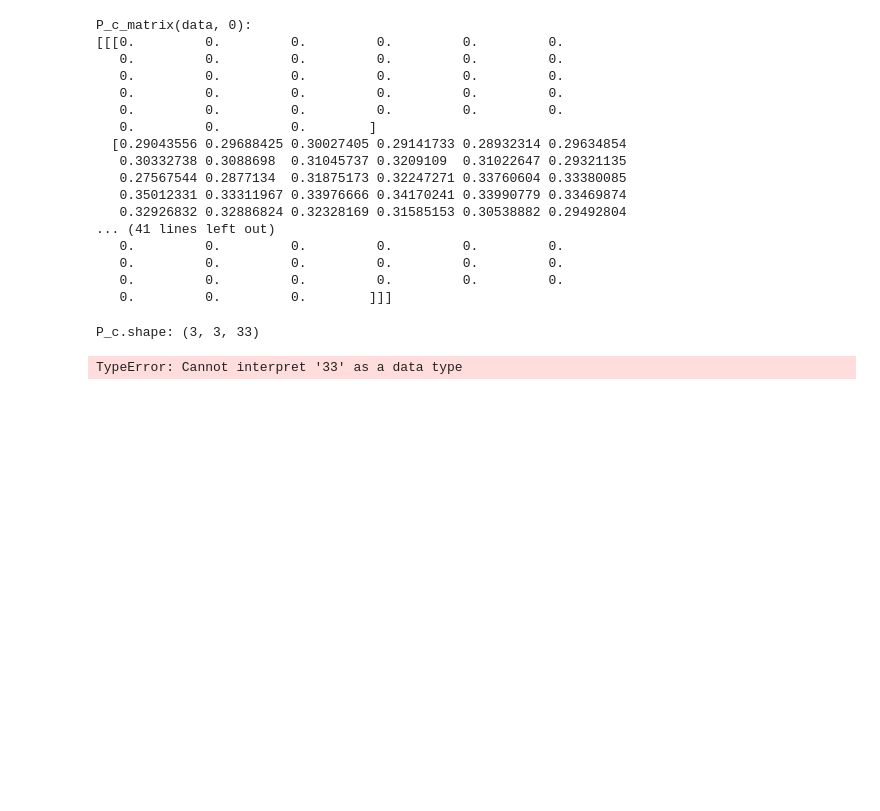
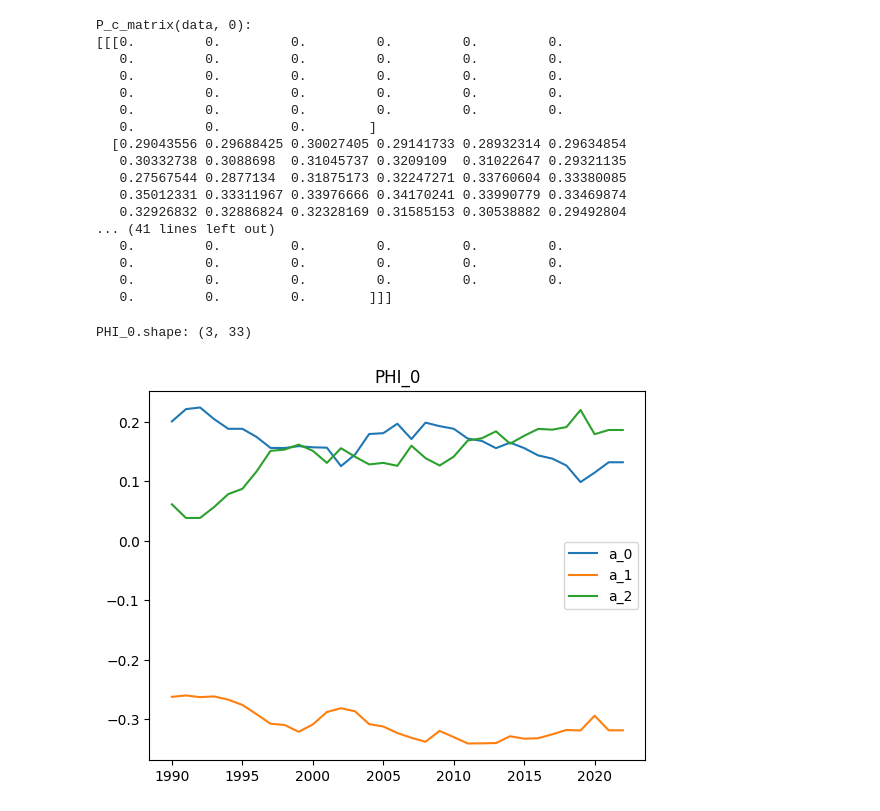
Before and after one commit to R4phou/ulb-master-thesis, a Jupyter notebook: code/src/GAMMA_TS.ipynb, the cells around one changed output. Drawn from its saved outputs; the diff is of its cells as text; code cells hidden in the pictures; blank space fills up the shorter version.

Commit message:
Promethee applied for time series

```diff
--- a/code/src/GAMMA_TS.ipynb
+++ b/code/src/GAMMA_TS.ipynb
@@ -109,44 +110,53 @@ P_c_matrix(data, 0):
 # %%
 def get_Phi_c_ai(i, P_c):
     """
     Returns: The preference function for a_i within criteria c
     Phi_c(a_i) = 1/N-1 sum_j (P_c(a_i, a_j) - P_c(a_j, a_i))
     - a_i: a multi-criteria time series
     - P_c: the preference matrix within criteria c
     - c: the criteria identifier
     """
     N = P_c.shape[0]
     sum = 0
     for j in range(N):
-        print("j:", j)
-        print("Sum before;", sum)
         sum += P_c[i][j] - P_c[j][i]
-        print("sum after:", sum)
     return 1/(N-1) * sum
 
 
 def get_Phi_c(data, c):
     """
     Returns: The preference function for all time series within criteria c
+        - Phi_c is a list of size N where each cell is a time series
     - data: the multi-criteria time series data
     - c: the criteria identifier
     """
+    P_c = P_c_matrix(data, c)
     N = data.shape[0]
-    P_c = P_c_matrix(data, c)
-    print("P_c.shape:", P_c.shape)
-    Phi_c = np.zeros(N, L)
-    for i in range(N): # For each alternative (time series)
-        print("i:", i)
-        Phi_c[i] = get_Phi_c_ai(i, P_c) # Compute the mono-criteria preference function
-        print("Phi_c[i]:", Phi_c[i])
+    Phi_c = np.zeros((N, L))
+    for i in range(N):
+        Phi_c[i] = get_Phi_c_ai(i, P_c)
     return Phi_c
+
+
+
 
 PHI_0 = get_Phi_c(data, 0)
 
-# Plot PHI_0 with legend
-plt.plot(PHI_0)
-plt.legend(data.index)
-plt.show()
+print("PHI_0.shape:", PHI_0.shape)
+
+def plot_Phi_c_ai(PHI_c, title):
+    """
+    PHI_c is a list of N time series, plot each time series in the same plot
+    """
+    x = np.arange(1990, 2023)
+    N = PHI_c.shape[0]
+    for i in range(N):
+        plt.plot(x, PHI_c[i], label=f"a_{i}")
+    plt.title(title)
+    plt.legend()
+    plt.show()
+
+plot_Phi_c_ai(PHI_0, "PHI_0")
 # %% [output]
-P_c.shape: (3, 3, 33)
+PHI_0.shape: (3, 33)
-TypeError: Cannot interpret '33' as a data type
+[figure, added]
```
Also changed, not shown: parts of 6 cells of this notebook, 8 other files.
